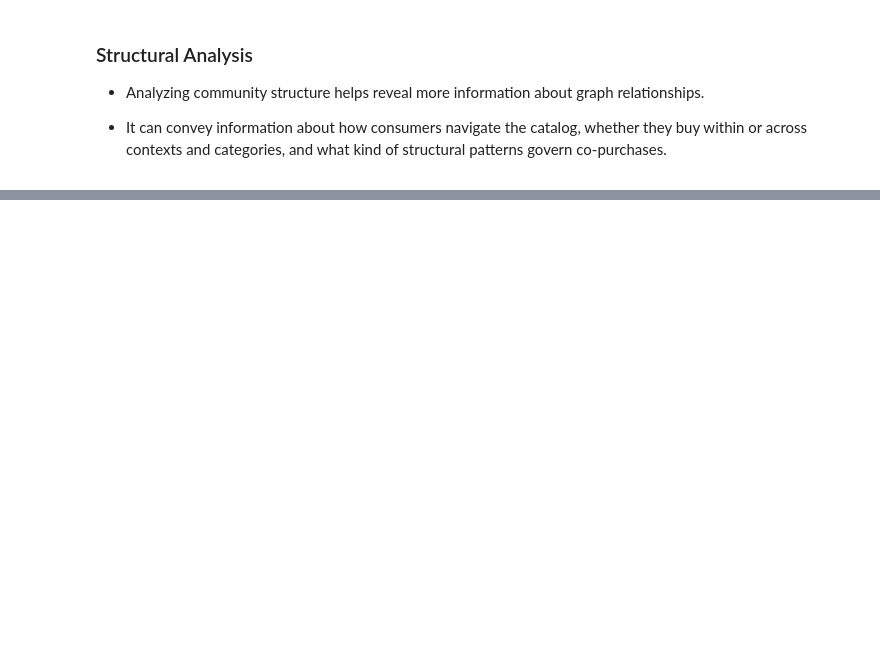
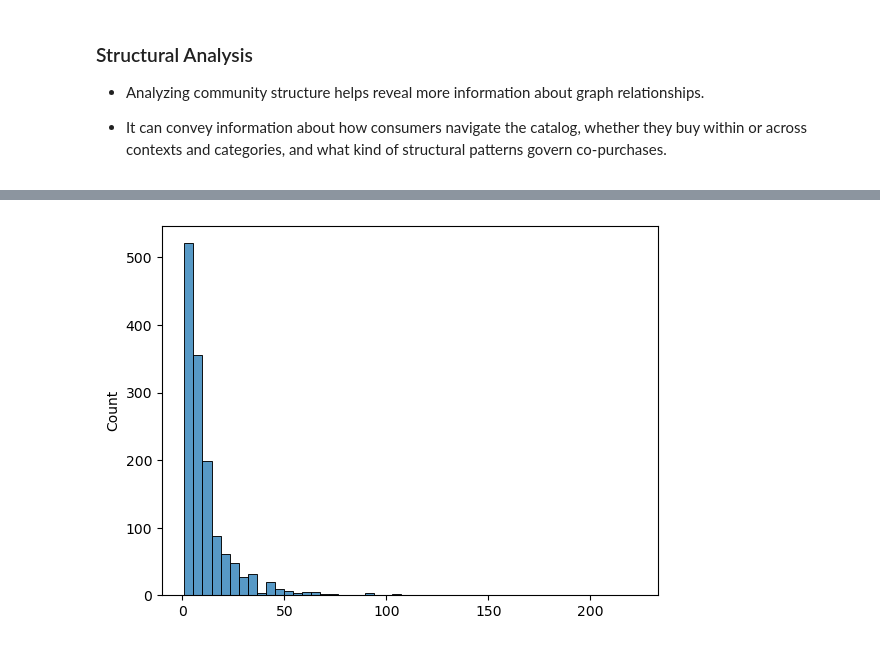
Before and after one commit to manavrm/co-purchase-prediction, a Jupyter notebook: data_exploration.ipynb, the cells around one changed output, grey strips where cells are left out. Cells and saved outputs as stored; diff of their text form; code cells hidden in the pictures; blank space fills up the shorter version.

```diff
--- a/data_exploration.ipynb
+++ b/data_exploration.ipynb
@@ -418,0 +373,8 @@ len(set(entire_community_map.values())), len(set(top_k_community_map.values())),
+# %%
+def community_size_distribution_plot(community_map):
+    community_sizes = Counter(community_map.values())
+    sns.histplot(list(community_sizes.values()), bins=50)
+# %%
+community_size_distribution_plot(top_k_community_expanded_map)
+# %% [output]
+[figure, added]
```
Also changed, not shown: parts of 20 cells of this notebook.
